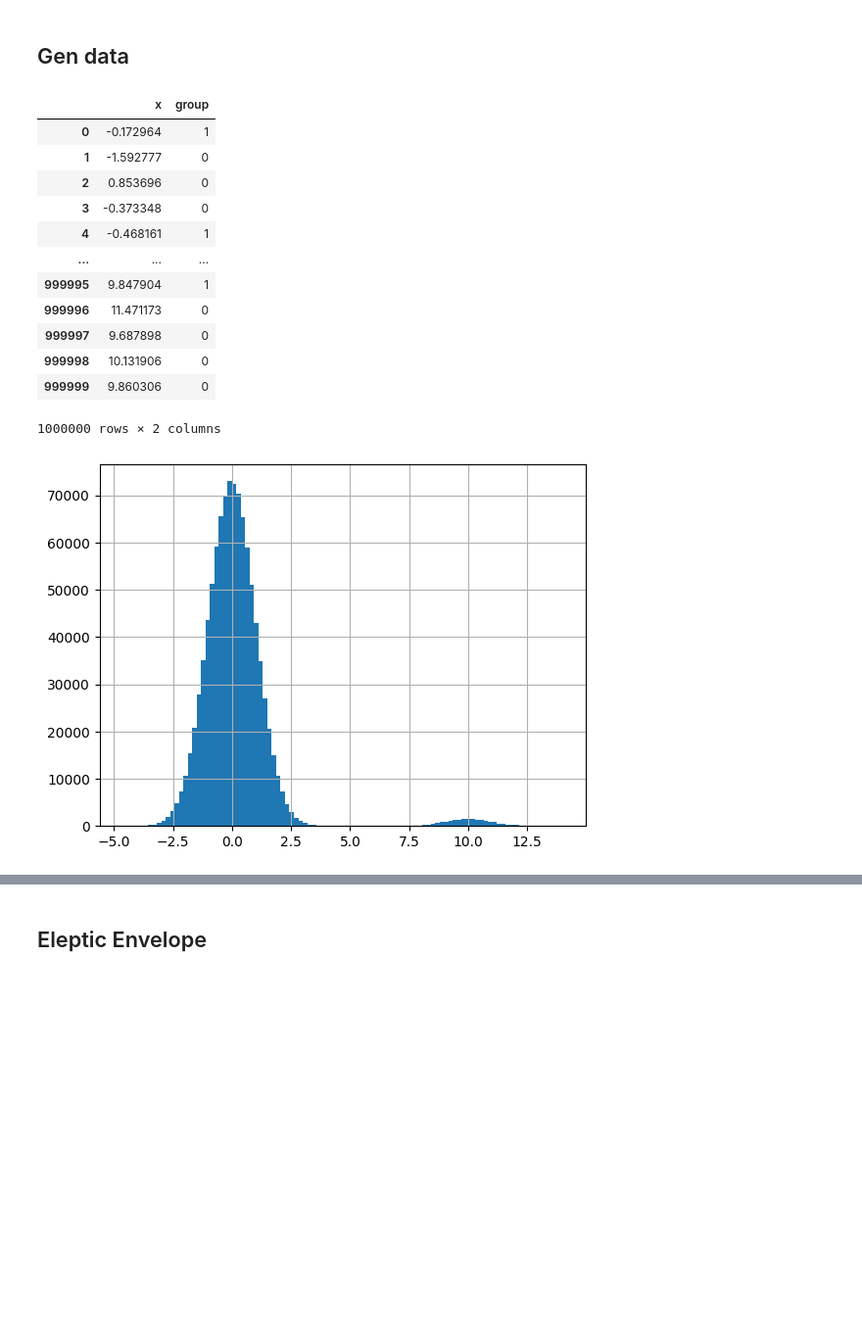
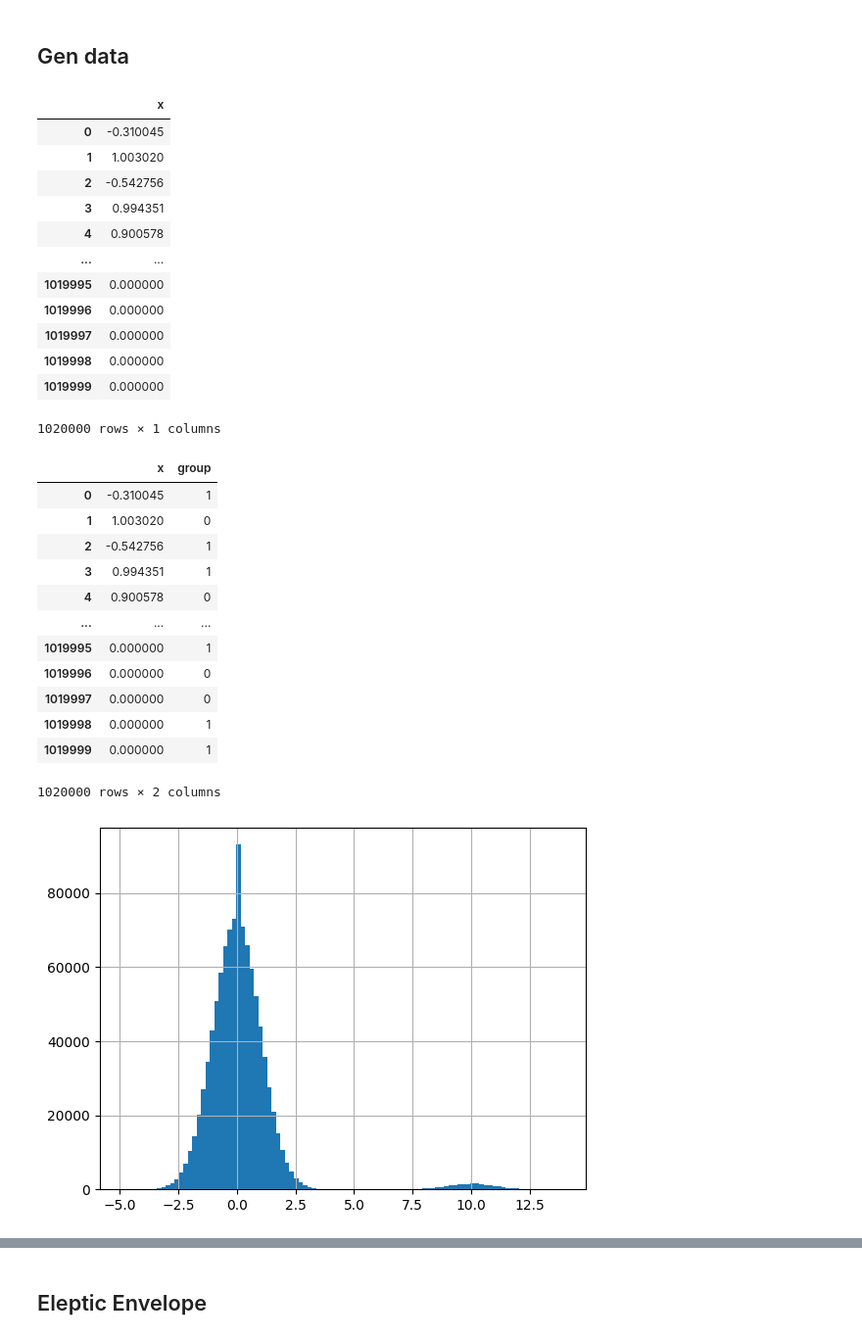
Before and after one commit to Dmatryus/dmml-lab, a Jupyter notebook: experiments/std_reduction.ipynb, the cells around one changed output, grey strips where cells are left out. Shown: that part at 98% size. Saved outputs shown, nothing was run; the diff lists cells and outputs as text; code cells hidden in the pictures; blank space fills up the shorter version.

```diff
--- a/experiments/std_reduction.ipynb
+++ b/experiments/std_reduction.ipynb
@@ -755,24 +806,43 @@ class QuantileTailClipper:
 ## Gen data
 # %%
 gen_data = gen_data_with_outliers(1_000_000, 0.02)
-gen_data.x.hist(bins=100)
+gen_data = pd.concat(
+    [gen_data, pd.DataFrame({"x": [0] * 20_000})], axis=0, ignore_index=True
+)
+
+display(gen_data)
+
+gen_data["x"].hist(bins=100)
 data = ModelData(gen_data, "x")
 data.split_data(0.5)
-data.data["group"] = data.data.index.isin(data.index_sets["train"])*1
+data.data["group"] = data.data.index.isin(data.index_sets["train"]) * 1
 data.index_sets = ModelData.default_index_set(data.data)
 data
 # %% [output]
-|  | x | group |
-| 0 | -0.172964 | 1 |
-| 1 | -1.592777 | 0 |
-| 2 | 0.853696 | 0 |
-| 3 | -0.373348 | 0 |
-| 4 | -0.468161 | 1 |
-| ... | ... | ... |
-| 999995 | 9.847904 | 1 |
-| 999996 | 11.471173 | 0 |
-| 999997 | 9.687898 | 0 |
-| 999998 | 10.131906 | 0 |
-| 999999 | 9.860306 | 0 |
+|  | x |
+| 0 | -0.310045 |
+| 1 | 1.003020 |
+| 2 | -0.542756 |
+| 3 | 0.994351 |
+| 4 | 0.900578 |
+| ... | ... |
+| 1019995 | 0.000000 |
+| 1019996 | 0.000000 |
+| 1019997 | 0.000000 |
+| 1019998 | 0.000000 |
+| 1019999 | 0.000000 |
-1000000 rows × 2 columns
+1020000 rows × 1 columns
+|  | x | group |
+| 0 | -0.310045 | 1 |
+| 1 | 1.003020 | 0 |
+| 2 | -0.542756 | 1 |
+| 3 | 0.994351 | 1 |
+| 4 | 0.900578 | 0 |
+| ... | ... | ... |
+| 1019995 | 0.000000 | 1 |
+| 1019996 | 0.000000 | 0 |
+| 1019997 | 0.000000 | 0 |
+| 1019998 | 0.000000 | 1 |
+| 1019999 | 0.000000 | 1 |
+1020000 rows × 2 columns
-[figure, old version]
+[figure, new version]
```
Also changed, not shown: parts of 15 cells of this notebook.
